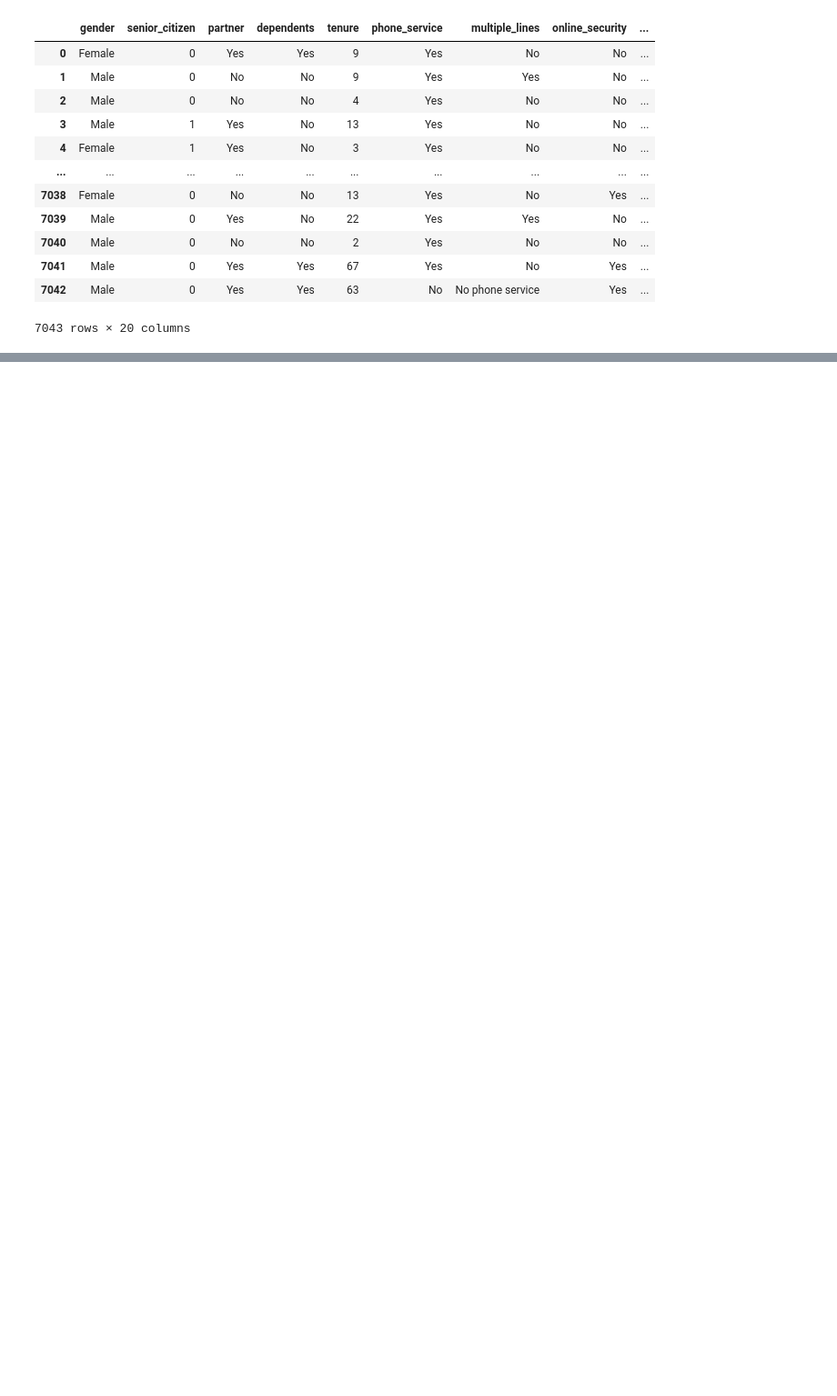
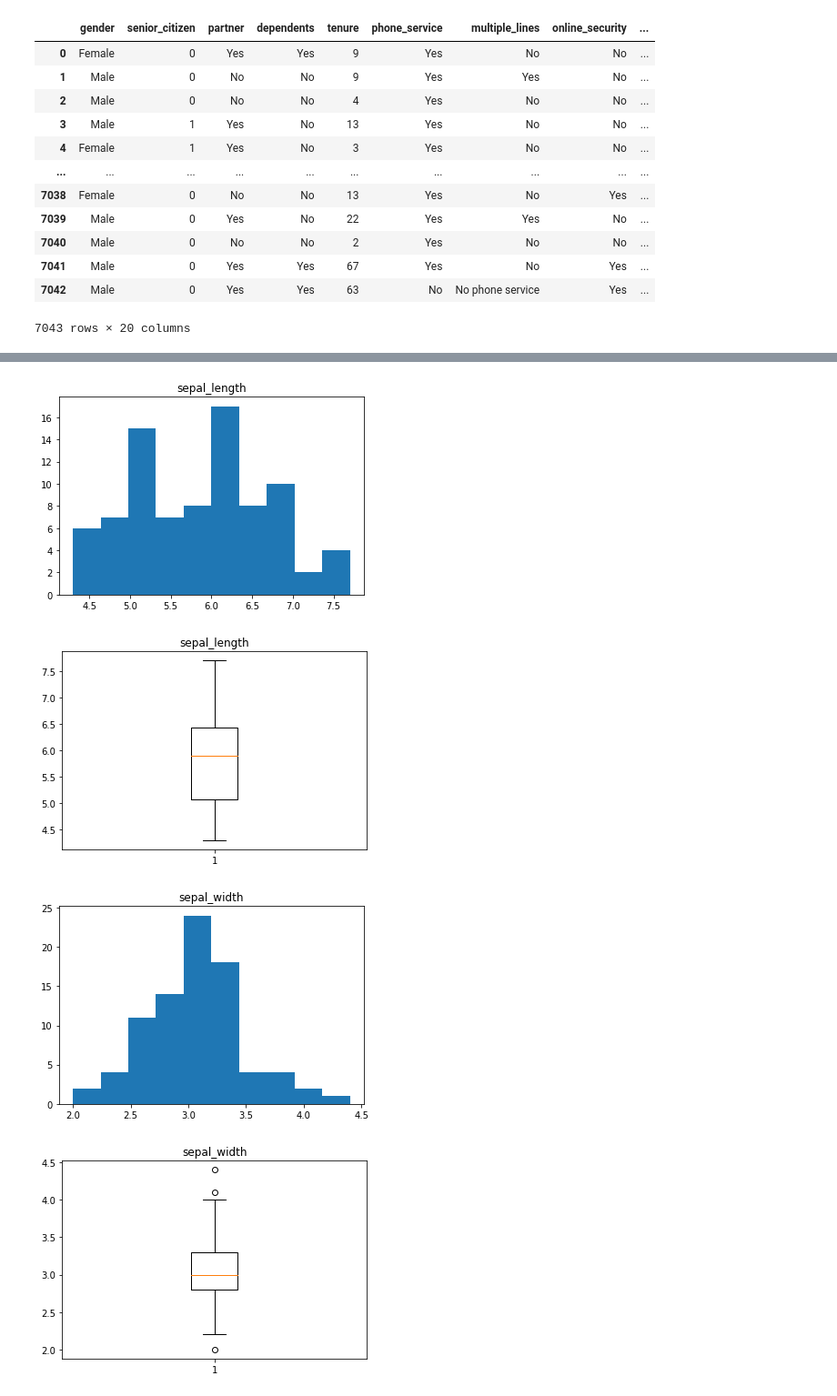
Before and after one commit to BManoff/classification-exercises, a Jupyter notebook: classification_exercises.ipynb, the cells around one changed output, grey strips where cells are left out. Shown at 91% size. Saved outputs shown, nothing was run; the diff lists cells and outputs as text; code cells hidden in the pictures; blank space fills up the shorter version.

```diff
--- a/classification_exercises.ipynb
+++ b/classification_exercises.ipynb
@@ -472,3 +551,7 @@ def prep_telco():
     #dummy_df = pd.get_dummies(df[[]], drop_first=True)
     #df = pd.concat([df, dummy_df], axis=1)
     return df
+# %%
+# Use .describe with object columns
+obj_cols = df.columns[[df[col].dtype == 'O' for col in df.columns]]
+obj_cols
@@ -474,0 +565,10 @@ def prep_telco():
+# %%
+for col in obj_cols:
+    print(col.upper())
+    print('Count:')
+    print(df[col].value_counts())
+    print('\n')
+    print('Proportions:')
+    print(df[col].value_counts(normalize=True, dropna=False))
+    print('--------------------------')
+    print('\n')
@@ -490,0 +670,3 @@ prep_telco()
+# %%
+iris = prep_iris()
+iris
@@ -490,0 +709,5 @@ prep_telco()
+# %%
+# 80/20 train test split
+train, test = train_test_split(iris, train_size=0.8, random_state=1349, stratify=iris.species_name)
+# 70/30 train validate split
+train, validate = train_test_split(train, train_size=0.7, random_state=1349, stratify=train.species_name)
@@ -490,0 +753,15 @@ prep_telco()
+# %%
+# Plot numeric columns
+num_cols = train.columns[[train[col].dtype == 'float64' for col in train.columns]]
+for col in num_cols:
+    plt.hist(train[col])
+    plt.title(col)
+    plt.show()
+    plt.boxplot(train[col])
+    plt.title(col)
+    plt.show()
+# %% [output]
+[figure, added]
+[figure, added]
+[figure, added]
+[figure, added]
```
Also changed, not shown: parts of 30 cells of this notebook, 2 other files.
